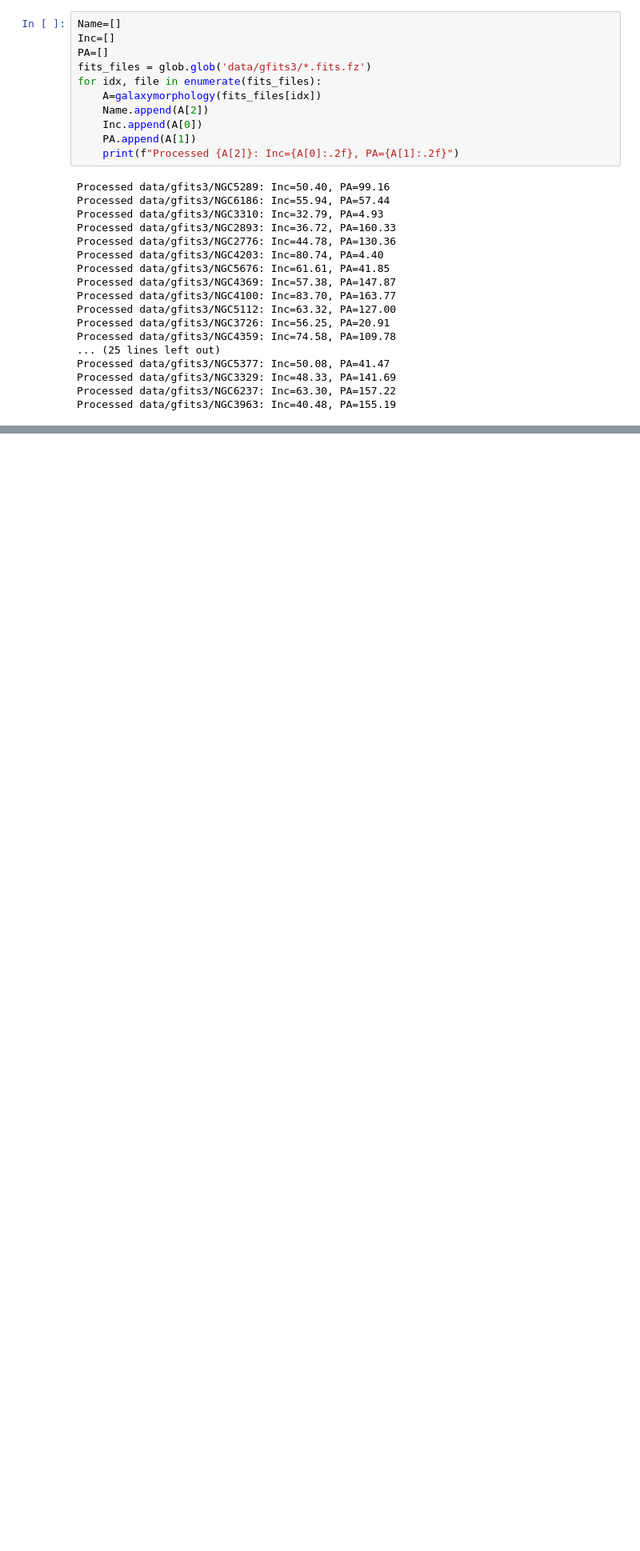
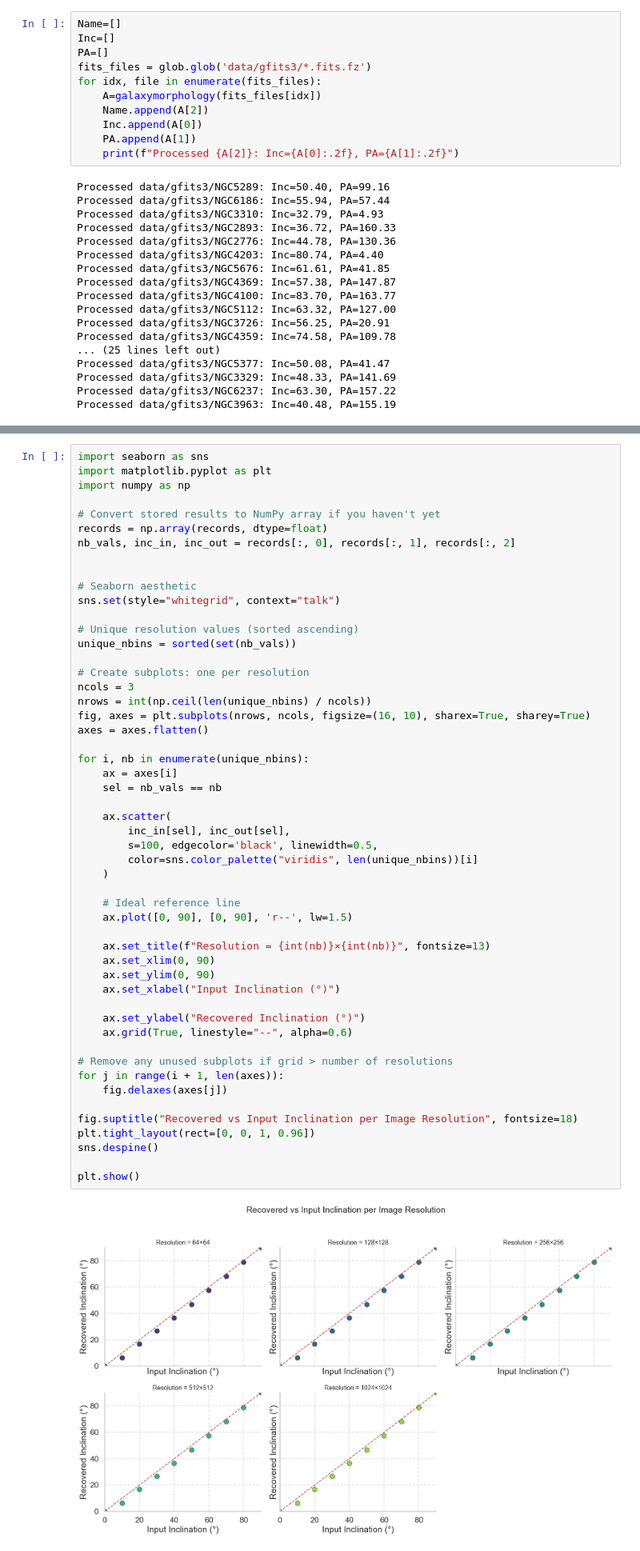
Before and after one commit to michael-petersen/GalaxyIncIinations, a Jupyter notebook: Function copy.ipynb, the cells around one changed output, grey strips where cells are left out. Shown at 80% size. Saved outputs shown, nothing was run; the diff lists cells and outputs as text; blank space fills up the shorter version.

Commit message:
bottom of file runs tests with different eta and inlc results as well as new fits

```diff
--- a/Function copy.ipynb
+++ b/Function copy.ipynb
@@ -1393,0 +2674,54 @@ Processed data/gfits3/NGC3963: Inc=40.48, PA=155.19
+# %%
+import seaborn as sns
+import matplotlib.pyplot as plt
+import numpy as np
+
+# Convert stored results to NumPy array if you haven't yet
+records = np.array(records, dtype=float)
+nb_vals, inc_in, inc_out = records[:, 0], records[:, 1], records[:, 2]
+
+
+# Seaborn aesthetic
+sns.set(style="whitegrid", context="talk")
+
+# Unique resolution values (sorted ascending)
+unique_nbins = sorted(set(nb_vals))
+
+# Create subplots: one per resolution
+ncols = 3
+nrows = int(np.ceil(len(unique_nbins) / ncols))
+fig, axes = plt.subplots(nrows, ncols, figsize=(16, 10), sharex=True, sharey=True)
+axes = axes.flatten()
+
+for i, nb in enumerate(unique_nbins):
+    ax = axes[i]
+    sel = nb_vals == nb
+
+    ax.scatter(
+        inc_in[sel], inc_out[sel],
+        s=100, edgecolor='black', linewidth=0.5,
+        color=sns.color_palette("viridis", len(unique_nbins))[i]
+    )
+
+    # Ideal reference line
+    ax.plot([0, 90], [0, 90], 'r--', lw=1.5)
+
+    ax.set_title(f"Resolution = {int(nb)}×{int(nb)}", fontsize=13)
+    ax.set_xlim(0, 90)
+    ax.set_ylim(0, 90)
+    ax.set_xlabel("Input Inclination (°)")
+
+    ax.set_ylabel("Recovered Inclination (°)")
+    ax.grid(True, linestyle="--", alpha=0.6)
+
+# Remove any unused subplots if grid > number of resolutions
+for j in range(i + 1, len(axes)):
+    fig.delaxes(axes[j])
+
+fig.suptitle("Recovered vs Input Inclination per Image Resolution", fontsize=18)
+plt.tight_layout(rect=[0, 0, 1, 0.96])
+sns.despine()
+
+plt.show()
+# %% [output]
+[figure, added]
```
Also changed, not shown: parts of 24 cells of this notebook.
